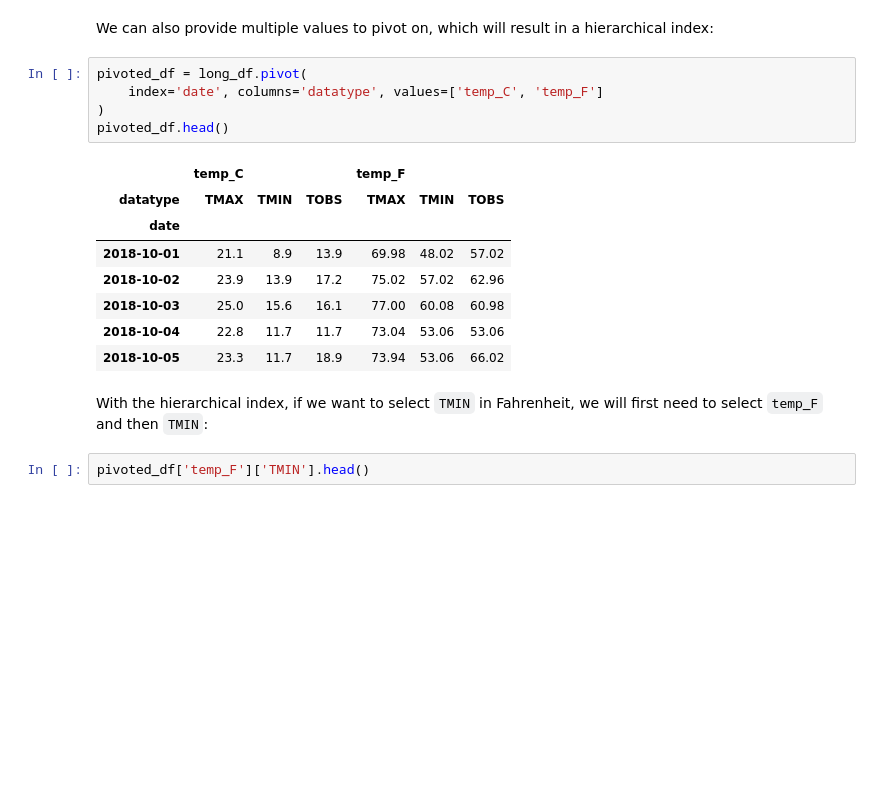
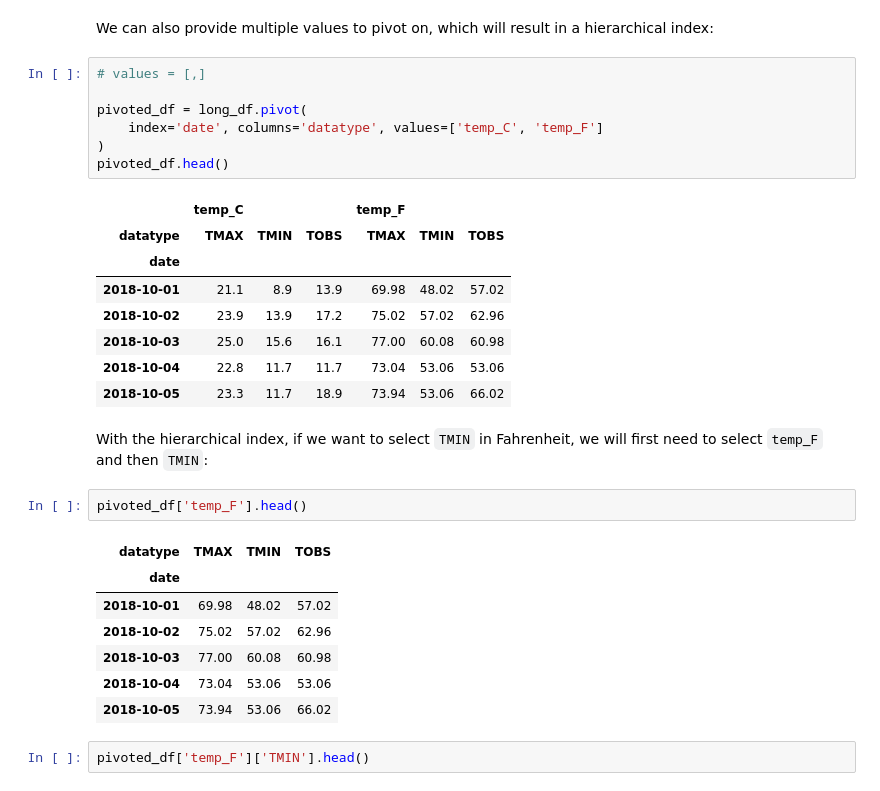
Before and after one commit to tgwon/ai4ml, a Jupyter notebook: week4/ch3-4-reshaping_data.ipynb, the cells around one changed output. Drawn from its saved outputs; the diff is of its cells as text; blank space fills up the shorter version.

```diff
--- a/week4/ch3-4-reshaping_data.ipynb
+++ b/week4/ch3-4-reshaping_data.ipynb
@@ -85,6 +109,8 @@ pivoted_df.describe()
 # %% [markdown]
 We can also provide multiple values to pivot on, which will result in a hierarchical index:
 # %%
+# values = [,]
+
 pivoted_df = long_df.pivot(
     index='date', columns='datatype', values=['temp_C', 'temp_F']
 )
@@ -100,6 +126,16 @@ pivoted_df.head()
 | 2018-10-05 | 23.3 | 11.7 | 18.9 | 73.94 | 53.06 | 66.02 |
 # %% [markdown]
 With the hierarchical index, if we want to select `TMIN` in Fahrenheit, we will first need to select `temp_F` and then `TMIN`:
+# %%
+pivoted_df['temp_F'].head()
+# %% [output]
+| datatype | TMAX | TMIN | TOBS |
+| date |  |  |  |
+| 2018-10-01 | 69.98 | 48.02 | 57.02 |
+| 2018-10-02 | 75.02 | 57.02 | 62.96 |
+| 2018-10-03 | 77.00 | 60.08 | 60.98 |
+| 2018-10-04 | 73.04 | 53.06 | 53.06 |
+| 2018-10-05 | 73.94 | 53.06 | 66.02 |
 # %%
 pivoted_df['temp_F']['TMIN'].head()
 # %% [output]
```
Also changed, not shown: parts of 25 cells of this notebook.
